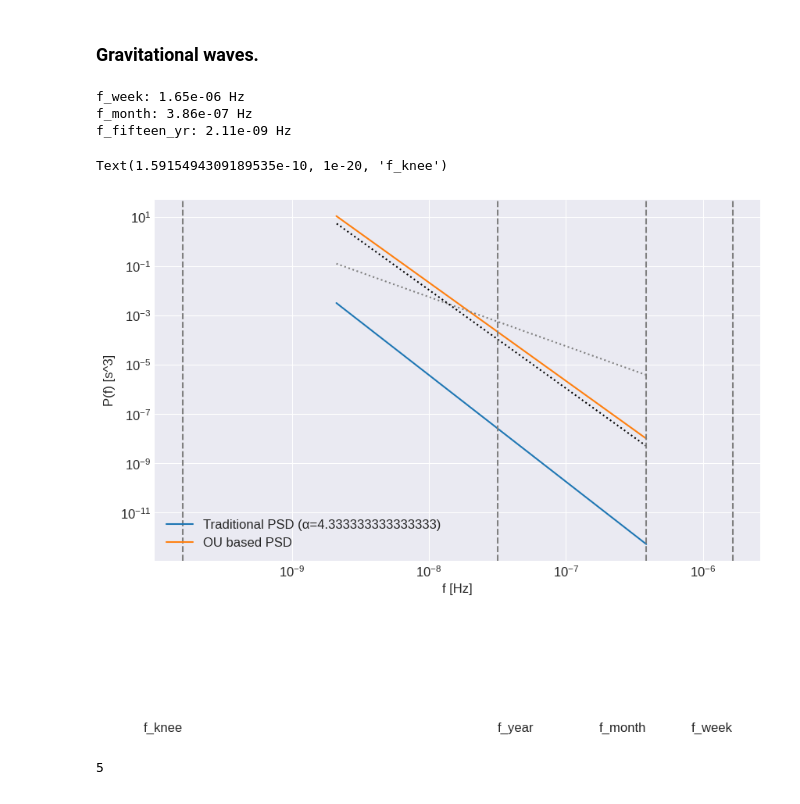
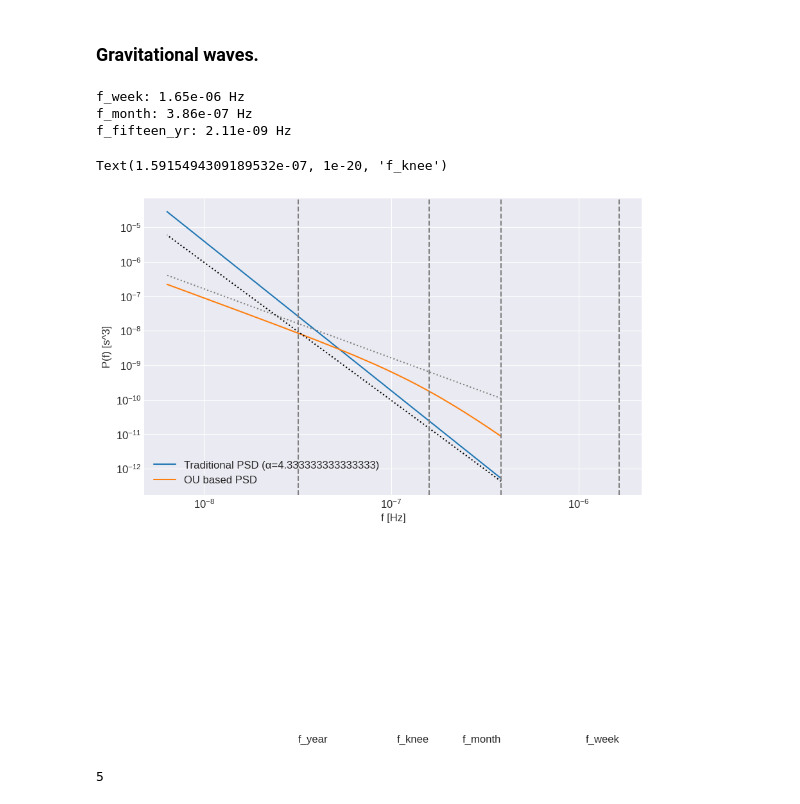
Before and after one commit to tomkimpson/Argus, a Jupyter notebook: notebooks/06.PSD_for_OU_GW_process.ipynb, the cells around one changed output. Drawn from its saved outputs; the diff is of its cells as text; code cells hidden in the pictures.

```diff
--- a/notebooks/06.PSD_for_OU_GW_process.ipynb
+++ b/notebooks/06.PSD_for_OU_GW_process.ipynb
@@ -158,6 +158,7 @@ import matplotlib as mpl
 f_week = 1/604800.0
 f_month = 1/(30.0*24*60*60)
 f_year = 1 / (1.0 * 31536000.0) # Let's use 1 / (1 year) for clarity? Or keep original? Let's keep original for now.
+f_five_yr = 1/(5*31536000.0)
 f_fifteen_yr = 1/(15*31536000.0) # More descriptive name
 
 print(f"f_week: {f_week:.2e} Hz")
@@ -165,7 +166,7 @@ print(f"f_month: {f_month:.2e} Hz")
 print(f"f_fifteen_yr: {f_fifteen_yr:.2e} Hz")
 
 # Use f_month and f_fifteen_yr for the plotting range ends
-f_range = np.logspace(np.log10(f_month), np.log10(f_fifteen_yr), 100)
+f_range = np.logspace(np.log10(f_month), np.log10(f_five_yr), 100)
 
 #PSD
 A = 1e-14  # Example amplitude. https://github.com/ipta/mdc2/blob/master/group1/group1_gw_parameters.json
@@ -173,8 +174,8 @@ alpha = 13/3
 psd_trad = power_law_psd(f_range,A,alpha) #units of s^3
 
 #OU
-gamma = 1e-9
-ha = 6.5e-11
+gamma = 1e-6
+ha = 6.5e-14
 sigma2 = ha**2 * gamma / 12 # not strictly true, but for order of magnitude estimates it's fine.
 sigma = np.sqrt(sigma2)
 psd_ou = ou_psd(f=f_range,sigma=sigma,gamma=gamma)
@@ -192,15 +193,6 @@ psd_f_minus_2 = (P0*2) * (f_range / f0)**(-2)
 # Calculate P(f) proportional to f^-4 passing through (f0, P0/2) for slight offset
 psd_f_minus_4 = (P0/2) * (f_range / f0)**(-4)
 # ----------------------------------
-
-
-
-
-
-
-
-
-
 
 
 
@@ -222,35 +214,35 @@ plt.ylabel('P(f) [s^3]')
 
 # Plot the guide lines
 plt.loglog(f_range, psd_f_minus_2, label='$f^{-2}$ guide', color='gray', linestyle=':', linewidth=1.5)
 plt.loglog(f_range, psd_f_minus_4, label='$f^{-4}$ guide', color='black', linestyle=':', linewidth=1.5)
 
 
 
 
 
 
 
 
 plt.axvline(f_week,color='0.5',linestyle='--')
 plt.text(f_week,1e-20,'f_week',ha='right',va='bottom')
 
 plt.axvline(f_year,color='0.5',linestyle='--')
 plt.text(f_year,1e-20,'f_year',ha='left',va='bottom')
 
 
 plt.axvline(f_month,color='0.5',linestyle='--')
 plt.text(f_month,1e-20,'f_month',ha='right',va='bottom')
 
 
 f_knee = gamma / (2*np.pi)
 plt.axvline(f_knee,color='0.5',linestyle='--')
 plt.text(f_knee,1e-20,'f_knee',ha='right',va='bottom')
 # %% [output]
 f_week: 1.65e-06 Hz
 f_month: 3.86e-07 Hz
 f_fifteen_yr: 2.11e-09 Hz
-Text(1.5915494309189535e-10, 1e-20, 'f_knee')
+Text(1.5915494309189532e-07, 1e-20, 'f_knee')
-[figure, old version]
+[figure, new version]
 # %%
 2+3
 # %% [output]
```
Also changed, not shown: 12 other files.
